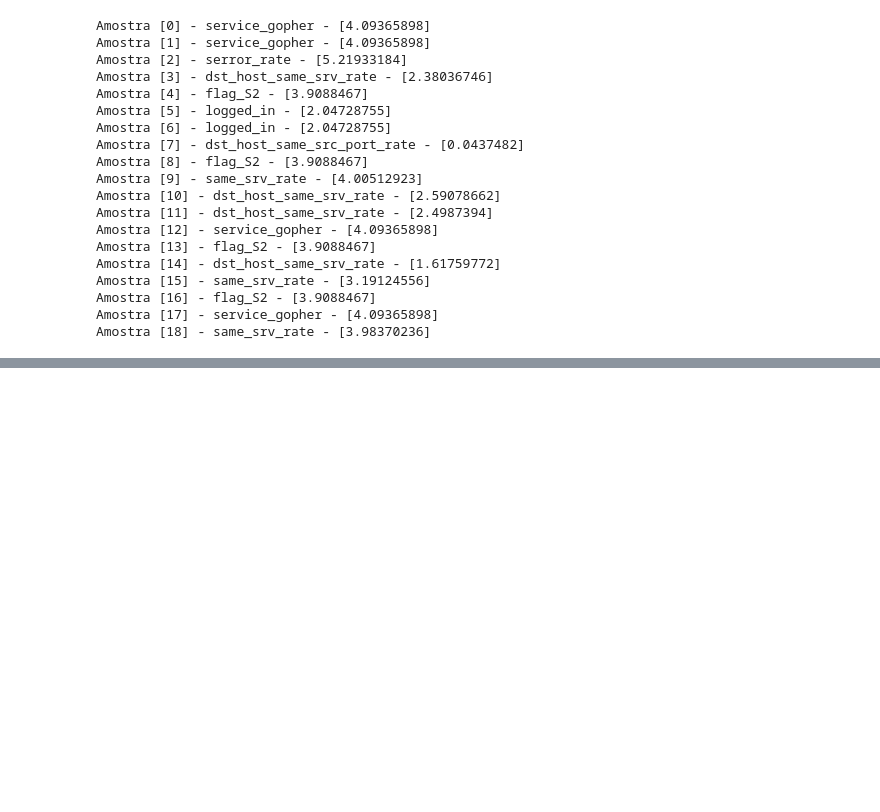
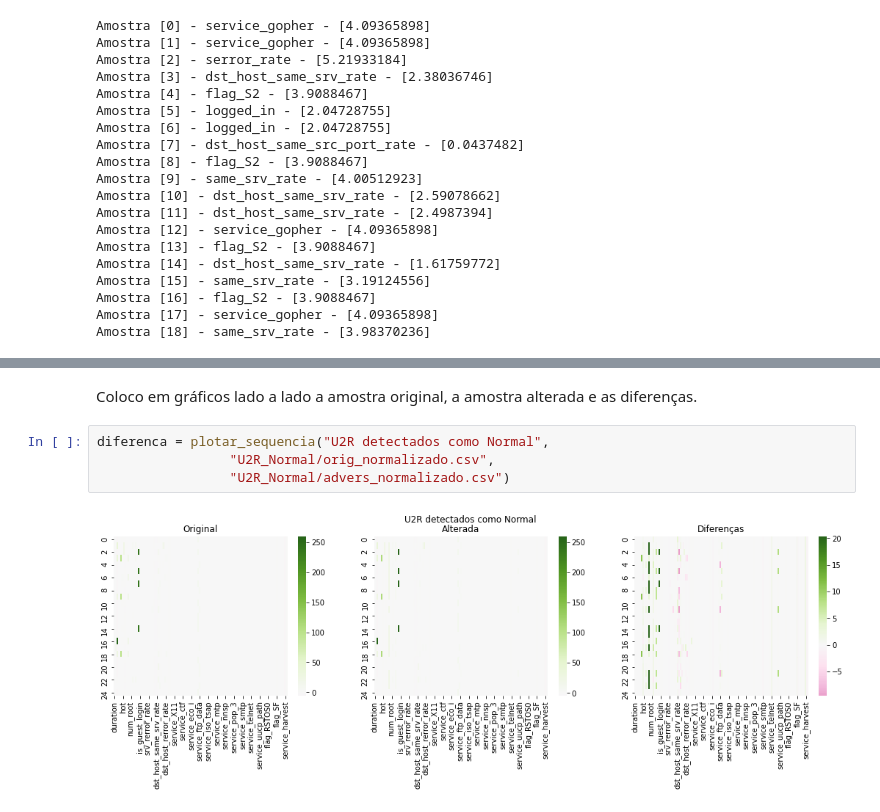
Before and after one commit to luizfcharry/visualizacoes, a Jupyter notebook: visualizacoes.ipynb, the cells around one changed output, grey strips where cells are left out. Cells and saved outputs as stored; diff of their text form; blank space fills up the shorter version.

```diff
--- a/visualizacoes.ipynb
+++ b/visualizacoes.ipynb
@@ -224,0 +233,8 @@ Amostra [18] - same_srv_rate - [3.98370236]
+# %% [markdown]
+Coloco em gráficos lado a lado a amostra original, a amostra alterada e as diferenças.
+# %%
+diferenca = plotar_sequencia("U2R detectados como Normal",
+                 "U2R_Normal/orig_normalizado.csv",
+                 "U2R_Normal/advers_normalizado.csv")
+# %% [output]
+[figure, added]
```
Also changed, not shown: parts of 27 cells of this notebook, 12 other files.
